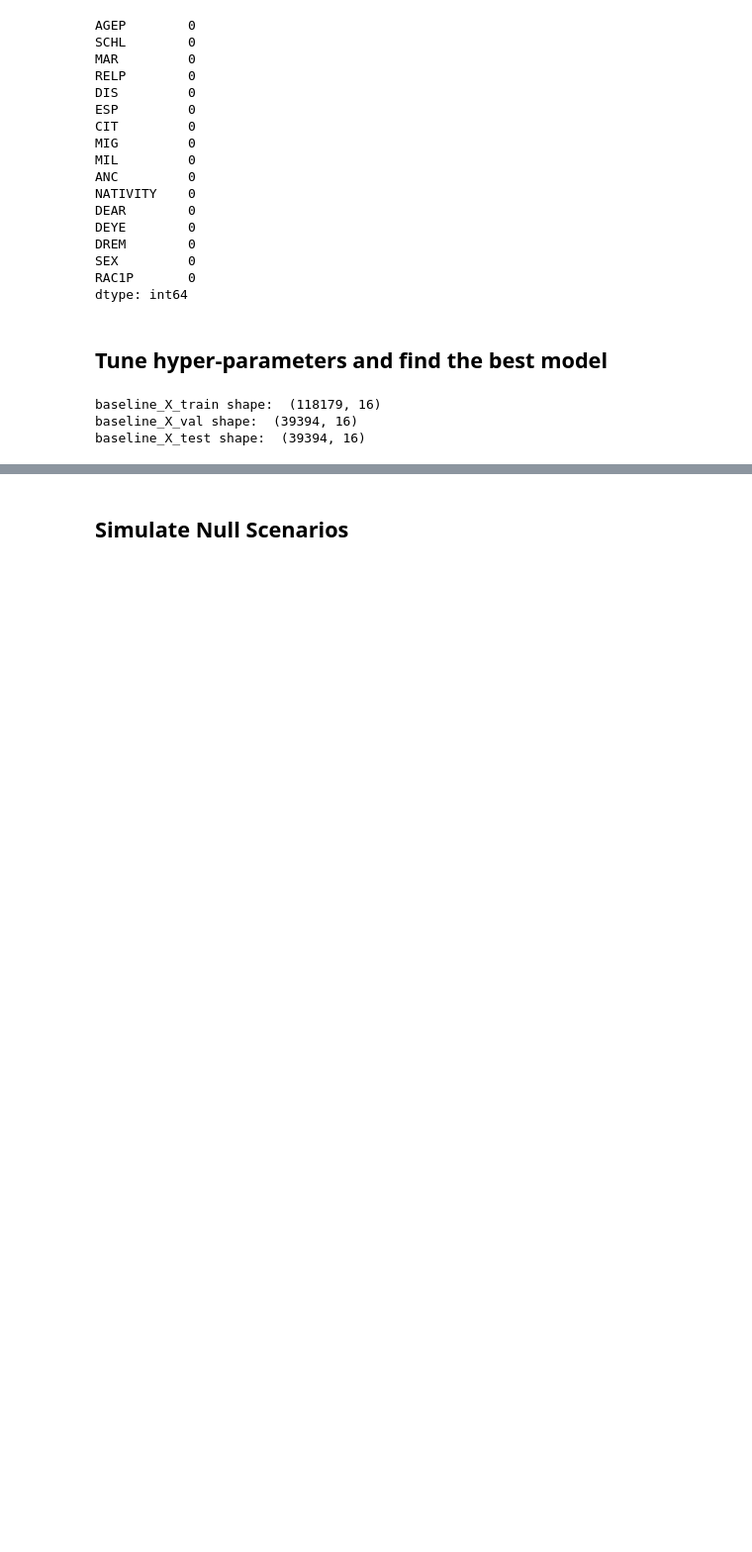
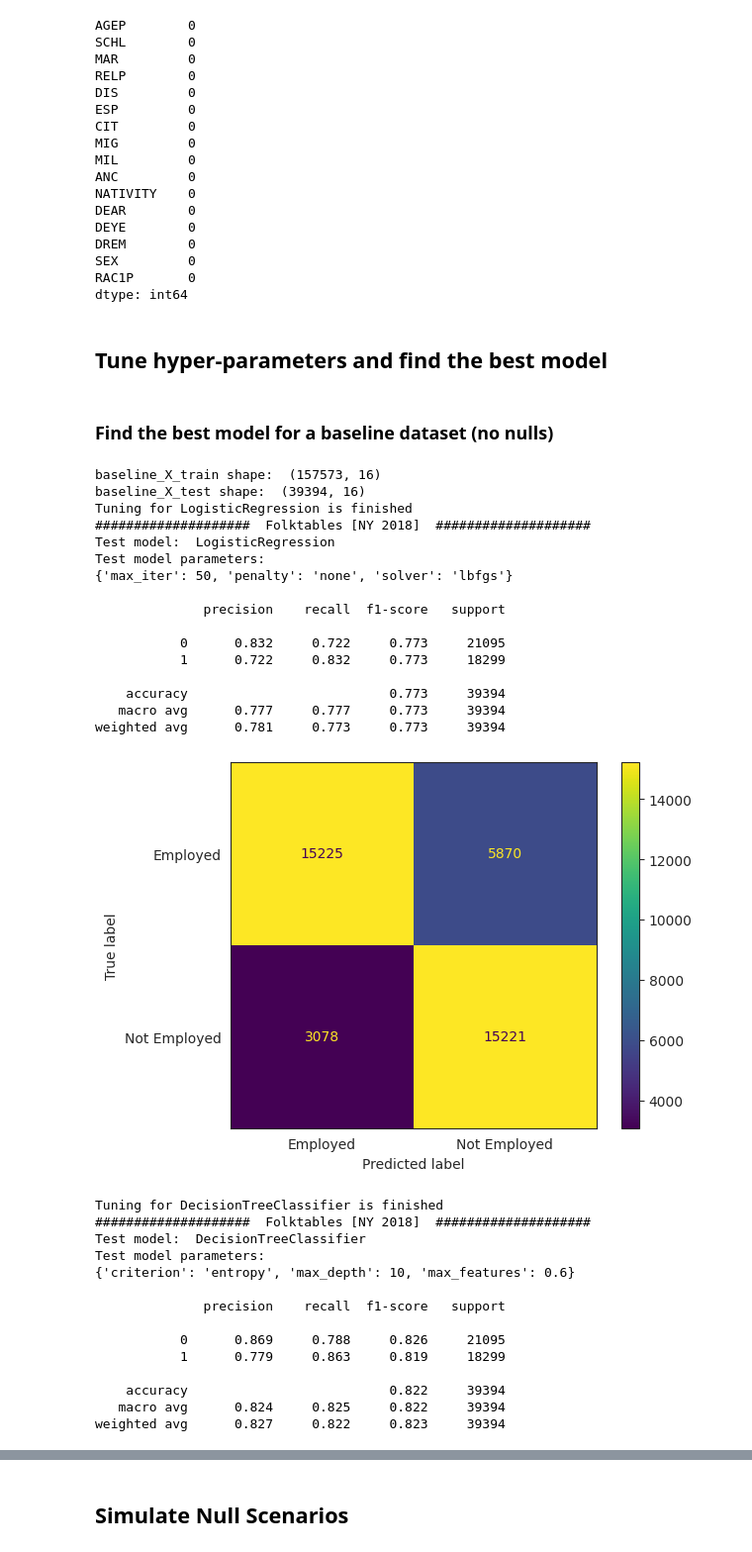
Before and after one commit to FalaahArifKhan/RAI-summer-stability, a Jupyter notebook: Standardized_Pipeline.ipynb, the cells around one changed output, grey strips where cells are left out. Shown: that part at 99% size. Cells and saved outputs as stored; diff of their text form; code cells hidden in the pictures; blank space fills up the shorter version.

```diff
--- a/Standardized_Pipeline.ipynb
+++ b/Standardized_Pipeline.ipynb
@@ -89,16 +82,43 @@ RAC1P       0
 dtype: int64
 # %% [markdown]
 ## Tune hyper-parameters and find the best model
+# %% [markdown]
+### Find the best model for a baseline dataset (no nulls)
 # %%
 # Copy datasets for tuning to avoid confusion with datasets for imputations
 baseline_X_data, baseline_y_data = X_data.copy(deep=True), y_data.copy(deep=True)
 
-baseline_X_train_, baseline_X_test, baseline_y_train_, baseline_y_test = train_test_split(baseline_X_data, baseline_y_data, test_size=0.2, random_state=SEED)
-baseline_X_train, baseline_X_val, baseline_y_train, baseline_y_val = train_test_split(baseline_X_train_, baseline_y_train_, test_size=0.25, random_state=SEED)
-print("baseline_X_train shape: ", baseline_X_train.shape)
-print("baseline_X_val shape: ", baseline_X_val.shape)
-print("baseline_X_test shape: ", baseline_X_test.shape)
+ML_baseline_results_df = test_baseline_models(baseline_X_data, baseline_y_data)
+ML_baseline_results_df
 # %% [output]
-baseline_X_train shape:  (118179, 16)
-baseline_X_val shape:  (39394, 16)
+baseline_X_train shape:  (157573, 16)
 baseline_X_test shape:  (39394, 16)
+Tuning for LogisticRegression is finished
+####################  Folktables [NY 2018]  ####################
+Test model:  LogisticRegression
+Test model parameters:
+{'max_iter': 50, 'penalty': 'none', 'solver': 'lbfgs'}
+
+              precision    recall  f1-score   support
+
+           0      0.832     0.722     0.773     21095
+           1      0.722     0.832     0.773     18299
+
+    accuracy                          0.773     39394
+   macro avg      0.777     0.777     0.773     39394
+weighted avg      0.781     0.773     0.773     39394
+[figure, added]
+Tuning for DecisionTreeClassifier is finished
+####################  Folktables [NY 2018]  ####################
+Test model:  DecisionTreeClassifier
+Test model parameters:
+{'criterion': 'entropy', 'max_depth': 10, 'max_features': 0.6}
+
+              precision    recall  f1-score   support
+
+           0      0.869     0.788     0.826     21095
+           1      0.779     0.863     0.819     18299
+
+    accuracy                          0.822     39394
+   macro avg      0.824     0.825     0.822     39394
+weighted avg      0.827     0.822     0.823     39394
```
Also changed, not shown: parts of 13 cells of this notebook, 4 other files.
